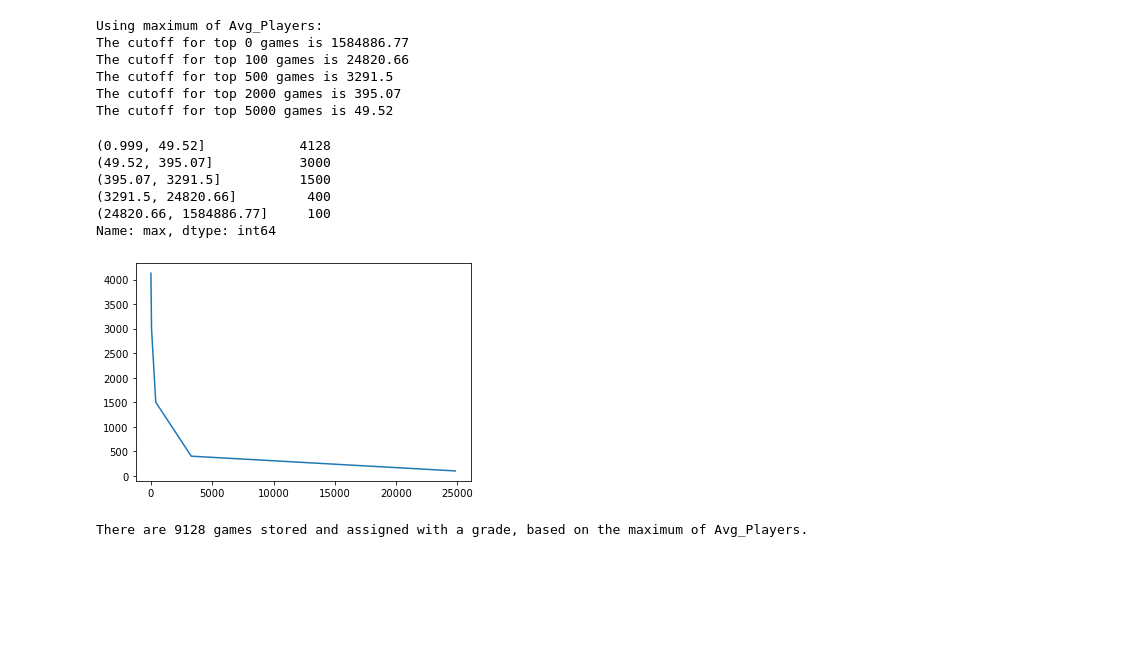
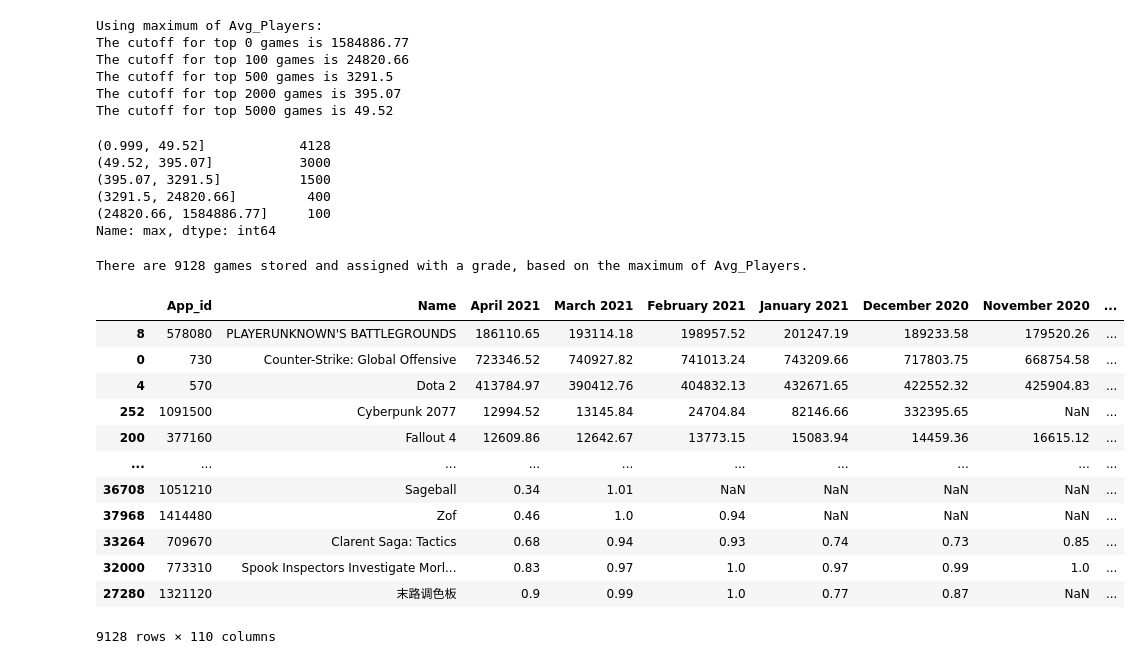
Before and after one commit to rsatijaUT/steaming-hot, a Jupyter notebook: Ling/PopularityClassification.ipynb, the cells around one changed output. Cells and saved outputs as stored; diff of their text form; code cells hidden in the pictures; blank space fills up the shorter version.

```diff
--- a/Ling/PopularityClassification.ipynb
+++ b/Ling/PopularityClassification.ipynb
@@ -57,11 +61,11 @@ The cutoff for top 500 games is 3291.5
 The cutoff for top 2000 games is 395.07
 The cutoff for top 5000 games is 49.52
 # %%
-cutoffs = [1] + [avg_players.reset_index(drop=True)['max'][i] for i in ranks[::-1]]
+cutoffs = [1] + [avg_graded.reset_index(drop=True)['max'][i] for i in ranks[::-1]]
 
-counts  = avg_players['max'].value_counts(bins=cutoffs, sort=False,dropna=False)
+counts  = avg_graded['max'].value_counts(bins=cutoffs, sort=False,dropna=False)
 
-plt.plot(bins[:-1],counts)
+#plt.plot(bins[:-1],counts)
 
 print(counts)
 # %% [output]
@@ -71,6 +75,5 @@ print(counts)
 (3291.5, 24820.66]         400
 (24820.66, 1584886.77]     100
 Name: max, dtype: int64
-[figure, removed]
 # %%
 grades = [1]*100+[2]*400+[3]*1500+[4]*3000+[5]*4128
@@ -84 +88,17 @@ There are 9128 games stored and assigned with a grade, based on the maximum of A
 avg_graded.reset_index(drop=True).to_csv('GamesDataRanked.csv')
+# %%
+avg_graded
+# %% [output]
+|  | App_id | Name | April 2021 | March 2021 | February 2021 | January 2021 | December 2020 | November 2020 | ... |
+| 8 | 578080 | PLAYERUNKNOWN'S BATTLEGROUNDS | 186110.65 | 193114.18 | 198957.52 | 201247.19 | 189233.58 | 179520.26 | ... |
+| 0 | 730 | Counter-Strike: Global Offensive | 723346.52 | 740927.82 | 741013.24 | 743209.66 | 717803.75 | 668754.58 | ... |
+| 4 | 570 | Dota 2 | 413784.97 | 390412.76 | 404832.13 | 432671.65 | 422552.32 | 425904.83 | ... |
+| 252 | 1091500 | Cyberpunk 2077 | 12994.52 | 13145.84 | 24704.84 | 82146.66 | 332395.65 | NaN | ... |
+| 200 | 377160 | Fallout 4 | 12609.86 | 12642.67 | 13773.15 | 15083.94 | 14459.36 | 16615.12 | ... |
+| ... | ... | ... | ... | ... | ... | ... | ... | ... | ... |
+| 36708 | 1051210 | Sageball | 0.34 | 1.01 | NaN | NaN | NaN | NaN | ... |
+| 37968 | 1414480 | Zof | 0.46 | 1.0 | 0.94 | NaN | NaN | NaN | ... |
+| 33264 | 709670 | Clarent Saga: Tactics | 0.68 | 0.94 | 0.93 | 0.74 | 0.73 | 0.85 | ... |
+| 32000 | 773310 | Spook Inspectors Investigate Morl... | 0.83 | 0.97 | 1.0 | 0.97 | 0.99 | 1.0 | ... |
+| 27280 | 1321120 | 末路调色板 | 0.9 | 0.99 | 1.0 | 0.77 | 0.87 | NaN | ... |
+9128 rows × 110 columns
```
Also changed, not shown: parts of 5 cells of this notebook, 1 other file.
